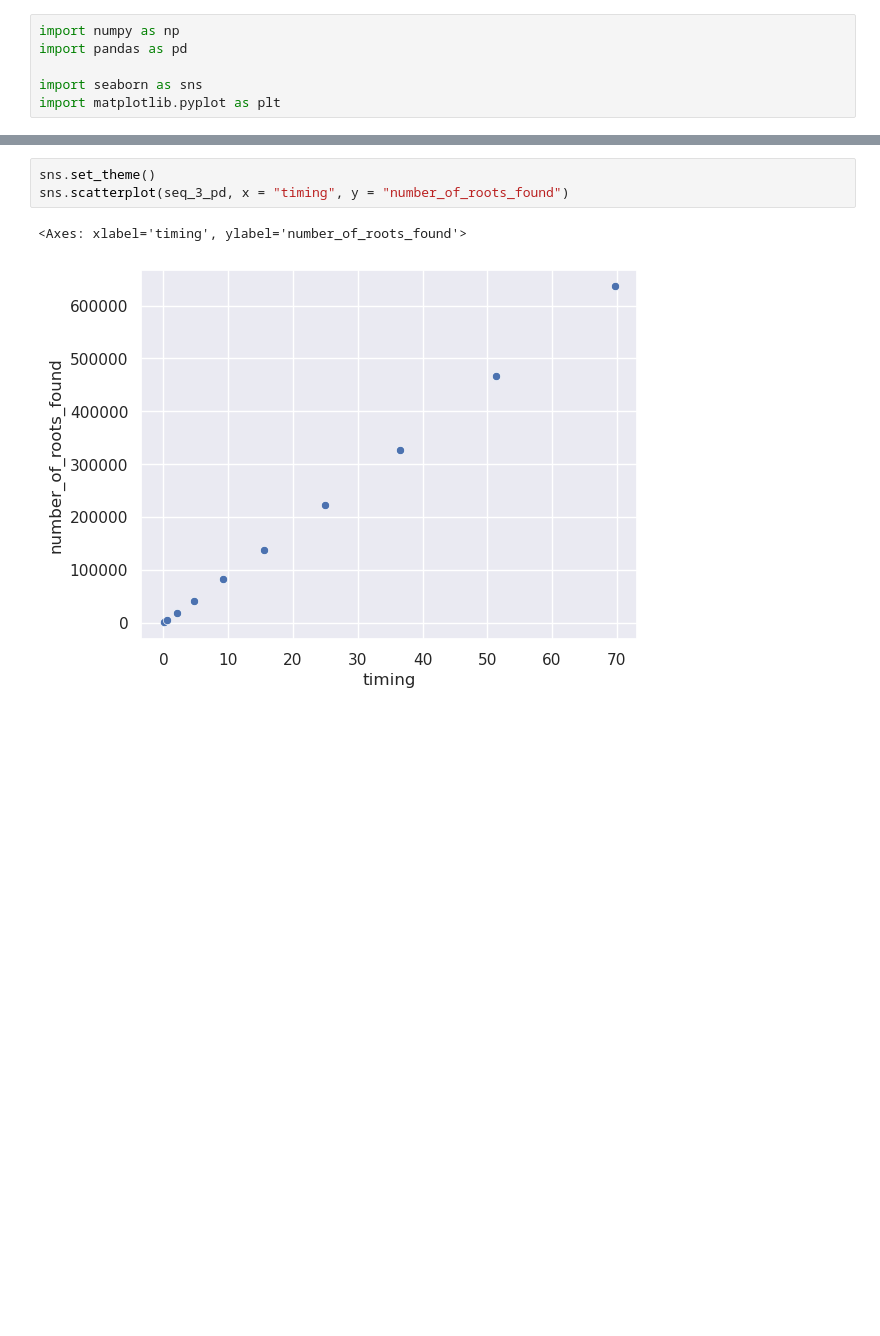
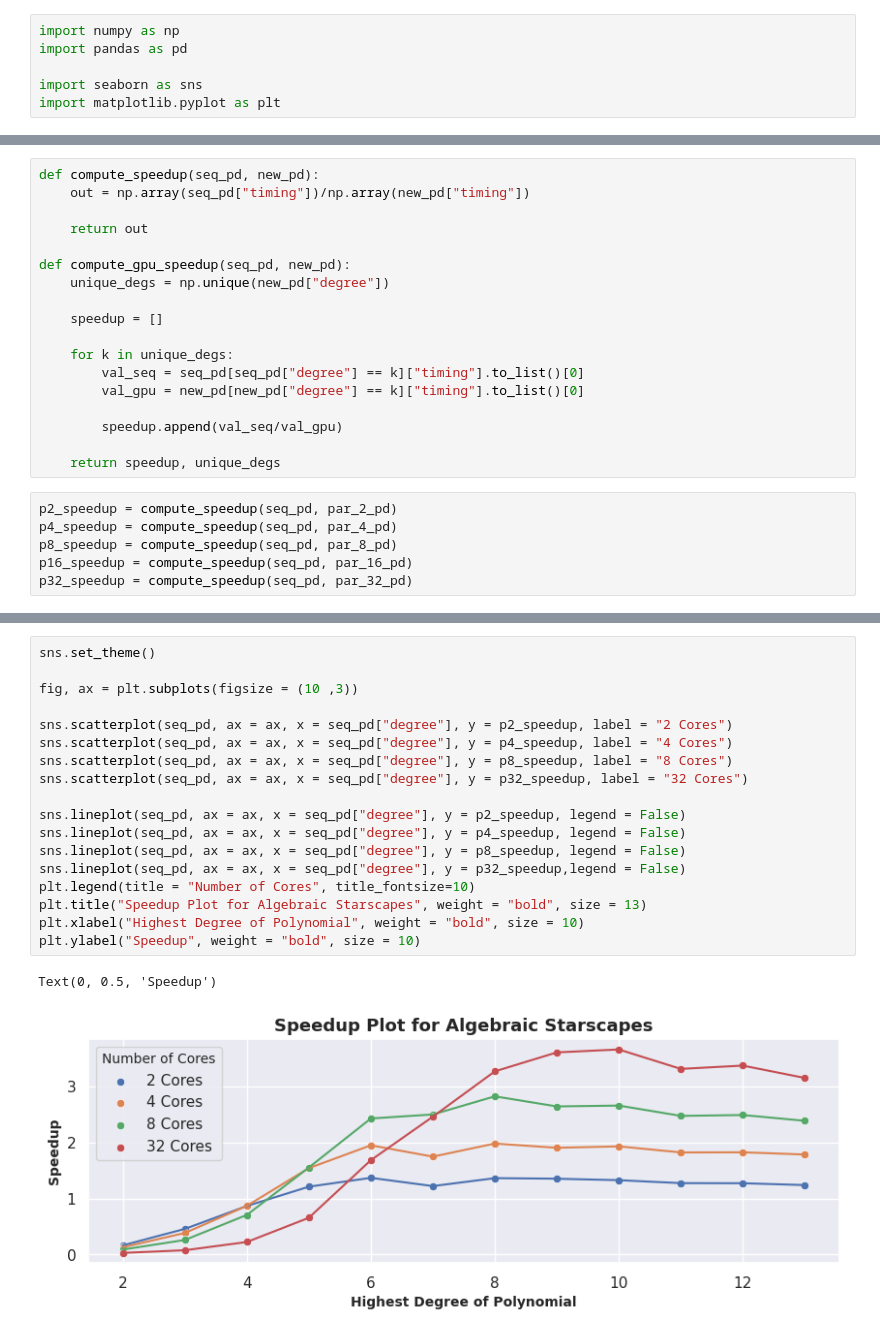
Before and after one commit to john84122/hp_mathematics, a Jupyter notebook: jupyter_notebooks/analyze_alg_starscapes_timing.ipynb, the cells around one changed output, grey strips where cells are left out. Drawn from its saved outputs; the diff is of its cells as text; blank space fills up the shorter version.

```diff
--- a/jupyter_notebooks/analyze_alg_starscapes_timing.ipynb
+++ b/jupyter_notebooks/analyze_alg_starscapes_timing.ipynb
@@ -17,0 +17,24 @@ seq_3_pd.head()
+# %%
+def compute_speedup(seq_pd, new_pd):
+    out = np.array(seq_pd["timing"])/np.array(new_pd["timing"])
+
+    return out
+
+def compute_gpu_speedup(seq_pd, new_pd):
+    unique_degs = np.unique(new_pd["degree"])
+
+    speedup = []
+
+    for k in unique_degs:
+        val_seq = seq_pd[seq_pd["degree"] == k]["timing"].to_list()[0]
+        val_gpu = new_pd[new_pd["degree"] == k]["timing"].to_list()[0]
+
+        speedup.append(val_seq/val_gpu)
+
+    return speedup, unique_degs
+# %%
+p2_speedup = compute_speedup(seq_pd, par_2_pd)
+p4_speedup = compute_speedup(seq_pd, par_4_pd)
+p8_speedup = compute_speedup(seq_pd, par_8_pd)
+p16_speedup = compute_speedup(seq_pd, par_16_pd)
+p32_speedup = compute_speedup(seq_pd, par_32_pd)
@@ -18,6 +65,21 @@ seq_3_pd.head()
 # %%
 sns.set_theme()
-sns.scatterplot(seq_3_pd, x = "timing", y = "number_of_roots_found")
+
+fig, ax = plt.subplots(figsize = (10 ,3))
+
+sns.scatterplot(seq_pd, ax = ax, x = seq_pd["degree"], y = p2_speedup, label = "2 Cores")
+sns.scatterplot(seq_pd, ax = ax, x = seq_pd["degree"], y = p4_speedup, label = "4 Cores")
+sns.scatterplot(seq_pd, ax = ax, x = seq_pd["degree"], y = p8_speedup, label = "8 Cores")
+sns.scatterplot(seq_pd, ax = ax, x = seq_pd["degree"], y = p32_speedup, label = "32 Cores")
+
+sns.lineplot(seq_pd, ax = ax, x = seq_pd["degree"], y = p2_speedup, legend = False)
+sns.lineplot(seq_pd, ax = ax, x = seq_pd["degree"], y = p4_speedup, legend = False)
+sns.lineplot(seq_pd, ax = ax, x = seq_pd["degree"], y = p8_speedup, legend = False)
+sns.lineplot(seq_pd, ax = ax, x = seq_pd["degree"], y = p32_speedup,legend = False)
+plt.legend(title = "Number of Cores", title_fontsize=10)
+plt.title("Speedup Plot for Algebraic Starscapes", weight = "bold", size = 13)
+plt.xlabel("Highest Degree of Polynomial", weight = "bold", size = 10)
+plt.ylabel("Speedup", weight = "bold", size = 10)
 # %% [output]
-<Axes: xlabel='timing', ylabel='number_of_roots_found'>
+Text(0, 0.5, 'Speedup')
-[figure, old version]
+[figure, new version]
```
Also changed, not shown: parts of 11 cells of this notebook, 24 other files.
